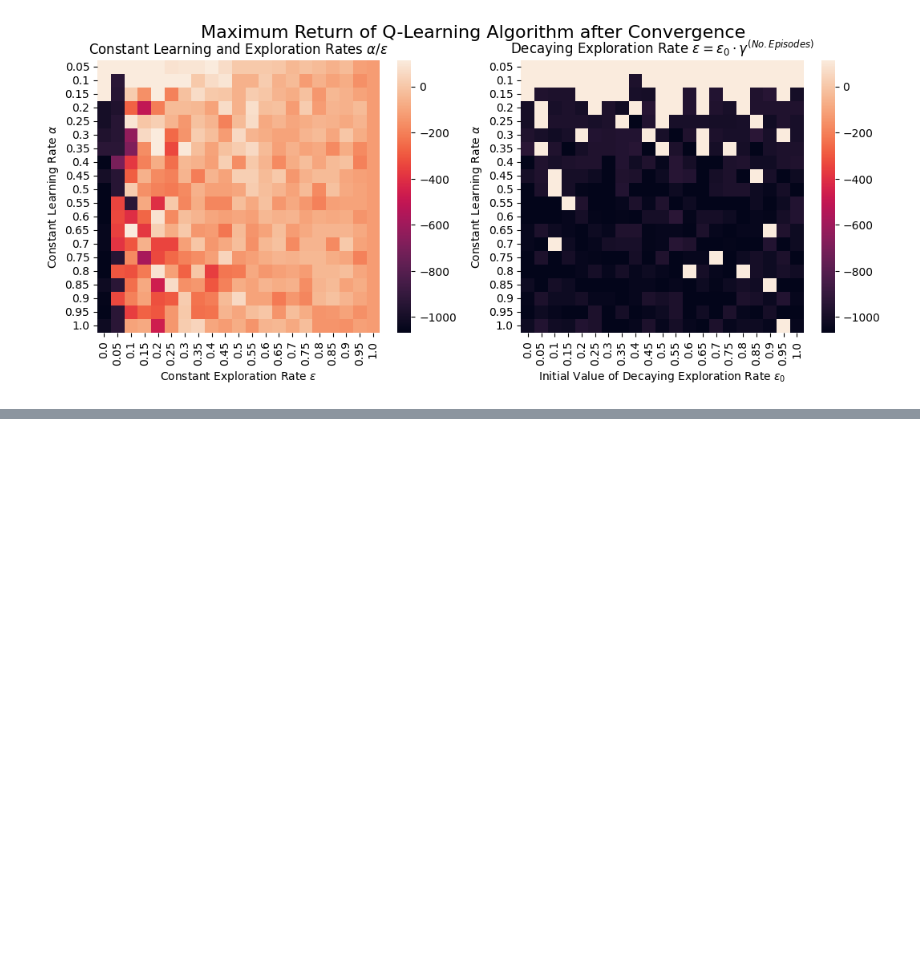
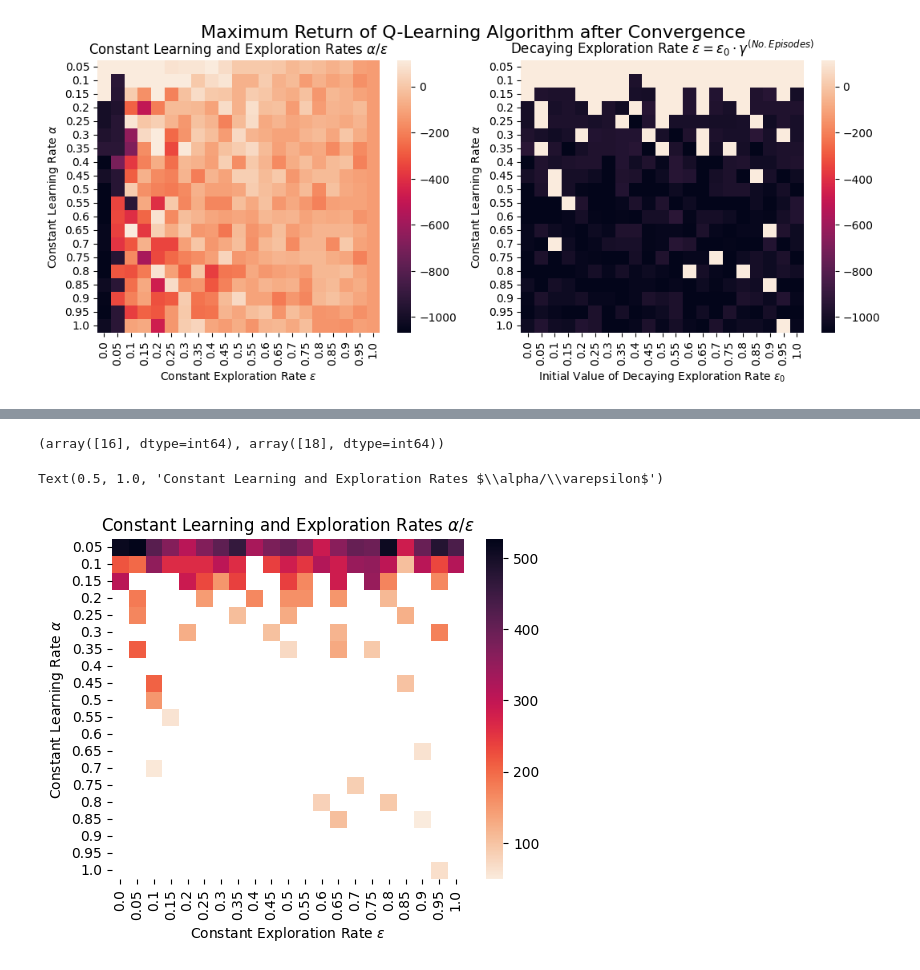
Before and after one commit to Bakeey/rl_gridworld, a Jupyter notebook: dataviz.ipynb, the cells around one changed output, grey strips where cells are left out. Drawn from its saved outputs; the diff is of its cells as text; code cells hidden in the pictures; blank space fills up the shorter version.

```diff
--- a/dataviz.ipynb
+++ b/dataviz.ipynb
@@ -17,8 +17,8 @@ rewards_no_decay = np.empty((alphas.shape[0],epsilons.shape[0],episodes),dtype=f
 rewards_decay = np.empty((alphas.shape[0],epsilons.shape[0],episodes),dtype=float)
 
 # retrieving data from file.
-loaded_arr = np.loadtxt("rewards_non_decay.txt")
-loaded_arr_2 = np.loadtxt("rewards_decaying.txt")
+loaded_arr = np.loadtxt("rewards_non_decay_stable.txt")
+loaded_arr_2 = np.loadtxt("rewards_decaying_stable.txt")
 
 # This loadedArr is a 2D array, therefore
 # we need to convert it to the original
@@ -102,0 +100,22 @@ plt.show()
+# %%
+rise_time = np.empty((alphas.shape[0],epsilons.shape[0]),dtype=float)
+
+for ii,alpha in enumerate(alphas):
+    for jj,epsilon in enumerate(epsilons):
+        try:
+            rise_time[ii,jj] = np.min(np.argwhere(rewards_decay[ii,jj]==114))
+        except:
+            rise_time[ii,jj] = np.inf
+
+np.where(rise_time==np.min(rise_time))
+# %% [output]
+(array([16], dtype=int64), array([18], dtype=int64))
+# %%
+plt.figure(figsize=(15/1.2,5.3/1.2))
+plt.subplot(1,2,1)
+s1 = sns.heatmap(rise_time, annot=False, xticklabels=np.round(epsilons,2), yticklabels=np.round(alphas,2), cmap = "rocket_r")
+s1.set(xlabel=r'Constant Exploration Rate $\varepsilon$', ylabel=r'Constant Learning Rate $\alpha$')
+plt.title(r'Constant Learning and Exploration Rates $\alpha/\varepsilon$')
+# %% [output]
+Text(0.5, 1.0, 'Constant Learning and Exploration Rates $\\alpha/\\varepsilon$')
+[figure, added]
```
Also changed, not shown: parts of 3 cells of this notebook, 12 other files.
